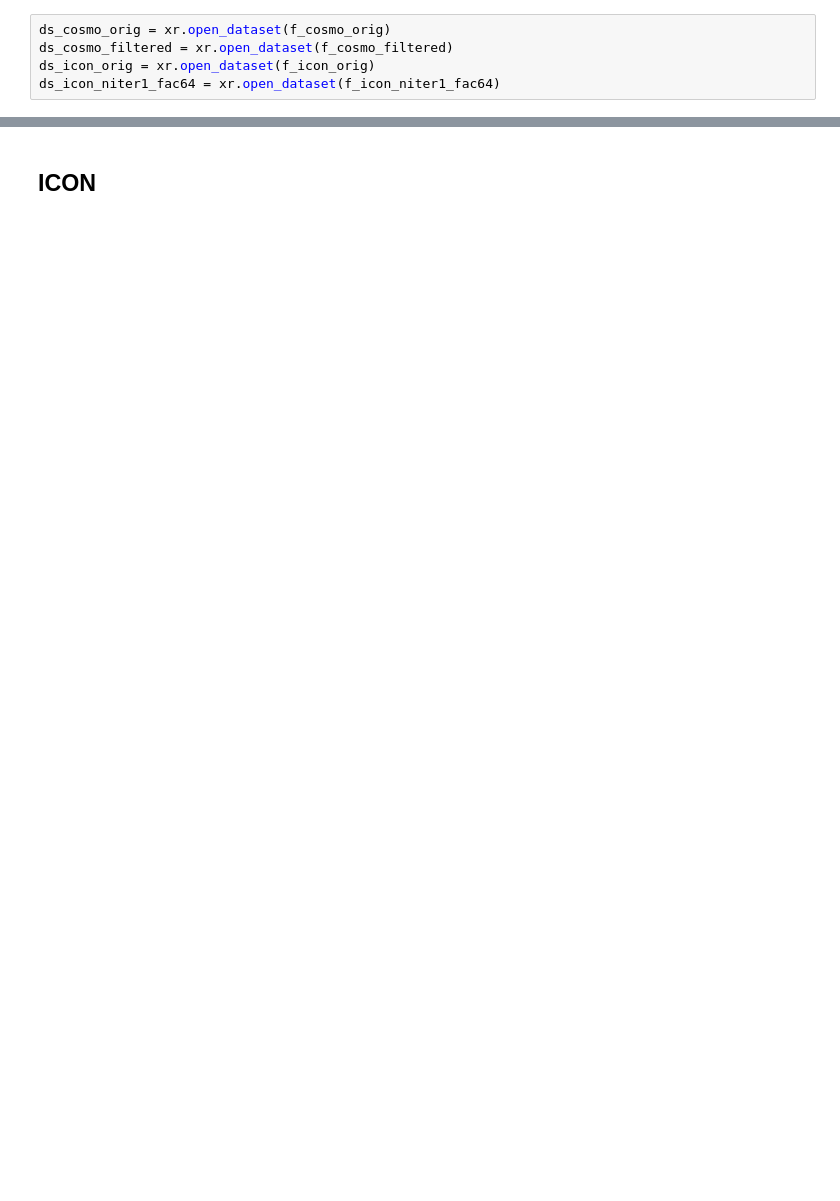
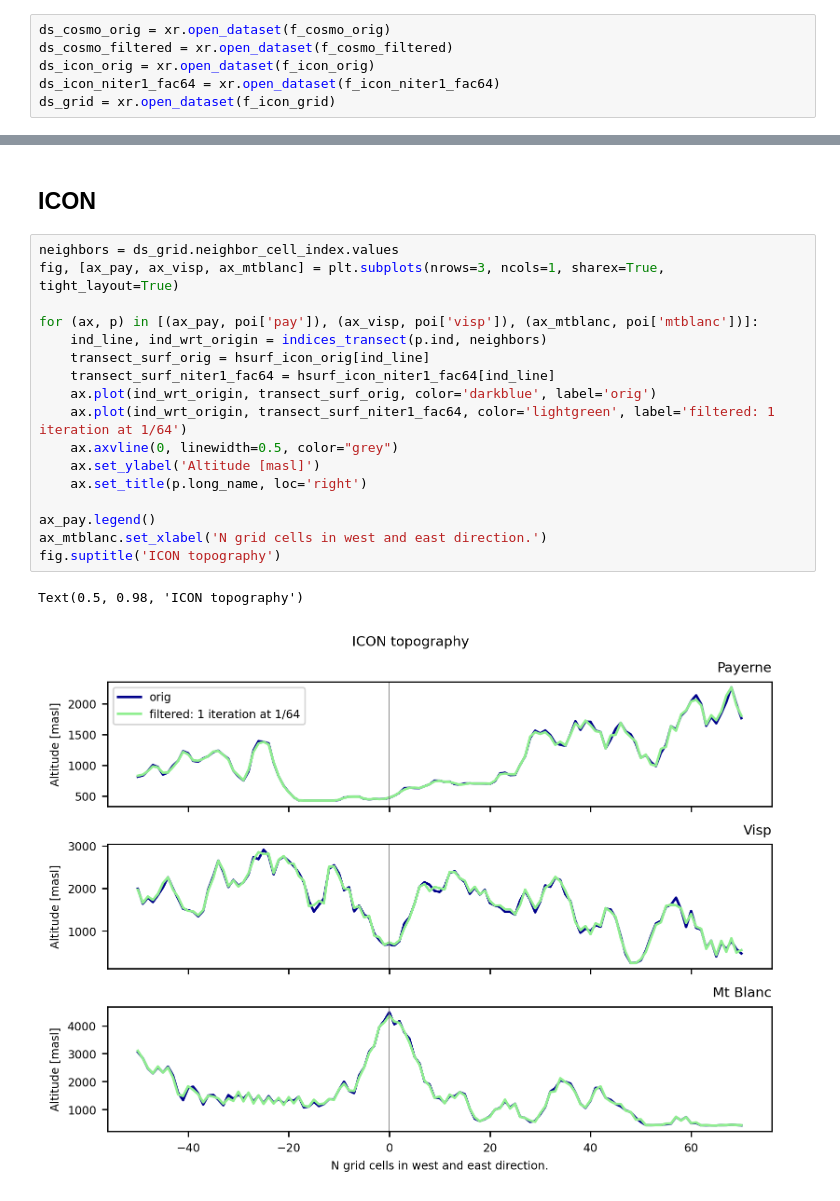
Before and after one commit to MeteoSwiss-APN/vert_coord, a Jupyter notebook: compare_orig_with_smoothed_topo.ipynb, the cells around one changed output, grey strips where cells are left out. Cells and saved outputs as stored; diff of their text form; blank space fills up the shorter version.

```diff
--- a/compare_orig_with_smoothed_topo.ipynb
+++ b/compare_orig_with_smoothed_topo.ipynb
@@ -28,6 +32,7 @@ ds_cosmo_orig = xr.open_dataset(f_cosmo_orig)
 ds_cosmo_filtered = xr.open_dataset(f_cosmo_filtered)
 ds_icon_orig = xr.open_dataset(f_icon_orig)
 ds_icon_niter1_fac64 = xr.open_dataset(f_icon_niter1_fac64)
+ds_grid = xr.open_dataset(f_icon_grid)
 # %% [markdown]
 #### Load latitude and longitude
 # %%
@@ -96,2 +100,22 @@ Text(0.5, 0.98, 'COSMO topography')
 # %% [markdown]
 ## ICON
+# %%
+neighbors = ds_grid.neighbor_cell_index.values
+fig, [ax_pay, ax_visp, ax_mtblanc] = plt.subplots(nrows=3, ncols=1, sharex=True, tight_layout=True)
+
+for (ax, p) in [(ax_pay, poi['pay']), (ax_visp, poi['visp']), (ax_mtblanc, poi['mtblanc'])]:
+    ind_line, ind_wrt_origin = indices_transect(p.ind, neighbors)
+    transect_surf_orig = hsurf_icon_orig[ind_line]
+    transect_surf_niter1_fac64 = hsurf_icon_niter1_fac64[ind_line]
+    ax.plot(ind_wrt_origin, transect_surf_orig, color='darkblue', label='orig')
+    ax.plot(ind_wrt_origin, transect_surf_niter1_fac64, color='lightgreen', label='filtered: 1 iteration at 1/64')
+    ax.axvline(0, linewidth=0.5, color="grey")
+    ax.set_ylabel('Altitude [masl]')
+    ax.set_title(p.long_name, loc='right')
+
+ax_pay.legend()
+ax_mtblanc.set_xlabel('N grid cells in west and east direction.')
+fig.suptitle('ICON topography')
+# %% [output]
+Text(0.5, 0.98, 'ICON topography')
+[figure, added]
```
Also changed, not shown: parts of 4 cells of this notebook.
